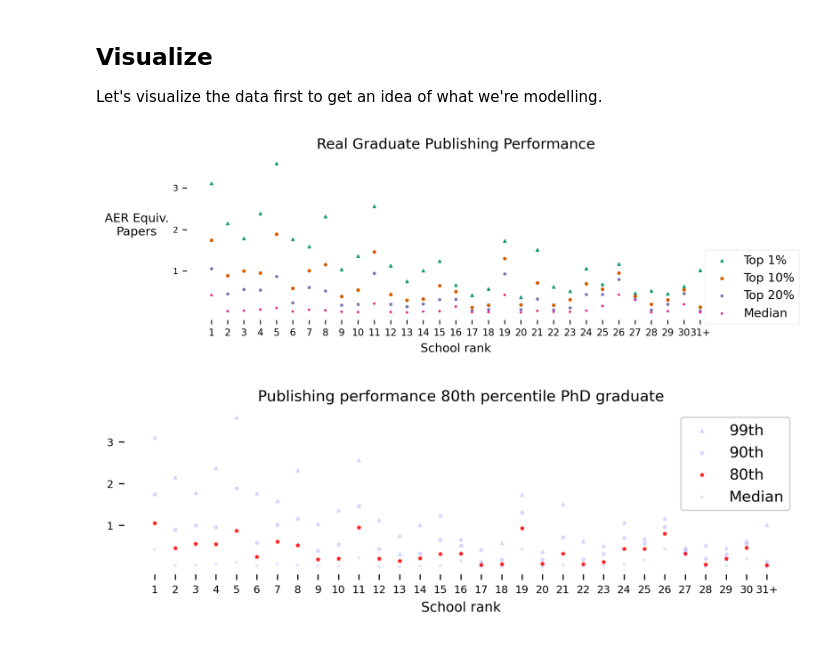
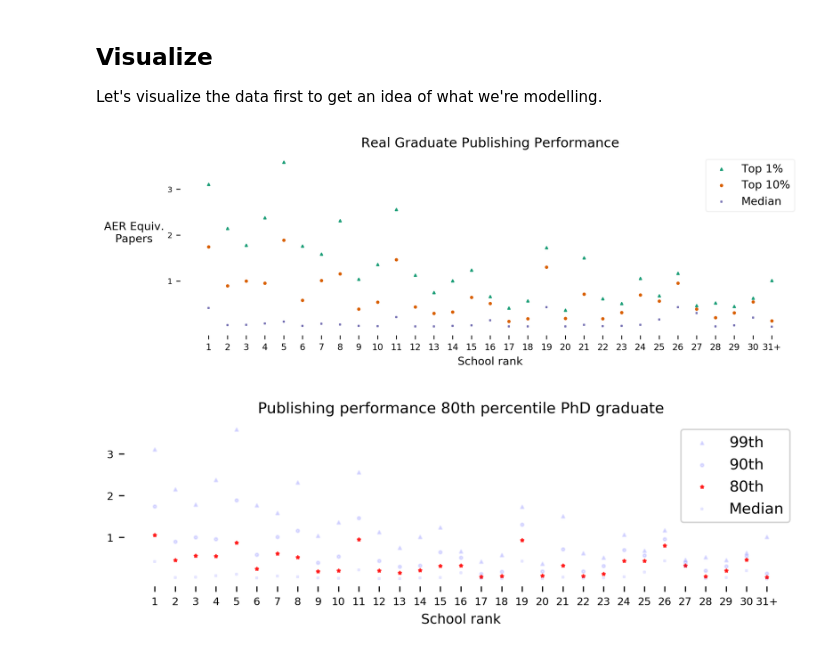
Before and after one commit to mviz/publish_rate_analysis, a Jupyter notebook: publishing_rate_raw_visualizations.ipynb, the cells around one changed output. Drawn from its saved outputs; the diff is of its cells as text; code cells hidden in the pictures.

Commit message:
Make the forest plot pretty :)
Also, cleane up some of the other visualizations.

```diff
--- a/publishing_rate_raw_visualizations.ipynb
+++ b/publishing_rate_raw_visualizations.ipynb
@@ -93,36 +93,36 @@ fig_mock_sh.savefig("visualizations/mock_data_school_help.png", bbox_inches = 't
 
 Let's visualize the data first to get an idea of what we're modelling.
 # %%
-fig, ax = plt.subplots(figsize=(8,2.5))
+fig, ax = plt.subplots(figsize=(10,3))
 fig.set_dpi(300)
 
 xtick_names = [str(integer) for integer in range(1,31)]
 xtick_names.append('31+')
 
 mean_aer_quantiles = raw_mean_aer_quantiles
 
 ax.scatter(mean_aer_quantiles["Rank"], mean_aer_quantiles["99th"], marker='^', alpha=1, label="Top 1%", s=4);
 ax.scatter(mean_aer_quantiles["Rank"], mean_aer_quantiles["90th"], marker='o', alpha=1, label="Top 10%", s=4);
-ax.scatter(mean_aer_quantiles["Rank"], mean_aer_quantiles["80th"], marker='*',  alpha=1, label="Top 20%", s=4);
+# ax.scatter(mean_aer_quantiles["Rank"], mean_aer_quantiles["80th"], marker='*',  alpha=1, label="Top 20%", s=4);
 ax.scatter(mean_aer_quantiles["Rank"], mean_aer_quantiles["50th"], marker='+',  alpha=1, label="Median", s=4);
 ax.set_title("Real Graduate Publishing Performance", fontsize=12)
 
 ax.set_xticks(range(1,32))
 ax.set_xticklabels(xtick_names, fontsize=8)
 ax.set_xlabel("School rank", fontsize=10)
 ax.set_ylabel("AER Equiv.\nPapers", fontsize=10, rotation=0, labelpad=30)
 ax.set_yticks([1,2,3])
 ax.set_yticklabels(["1", "2", "3"], fontsize=7)
 
 
 ax.spines["left"].set_visible(False)
 ax.spines["top"].set_visible(False)
 ax.spines["right"].set_visible(False)
 ax.spines["bottom"].set_visible(False)
 
-ax.legend(loc='right', bbox_to_anchor=(1.15, 0.2),  ncol=1, framealpha=0.25);
+ax.legend(loc=1, ncol=1, framealpha=0.25);
 # %% [output]
-[figure, old version]
+[figure, new version]
 # %%
 fig.savefig("visualizations/raw_data_quantiles.png", bbox_inches = 'tight')
 # %%
```
Also changed, not shown: parts of 1 cell of this notebook, 2 other files.
